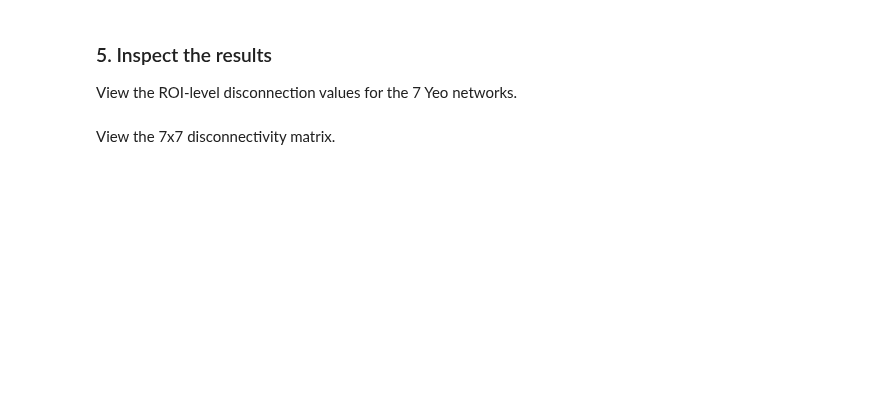
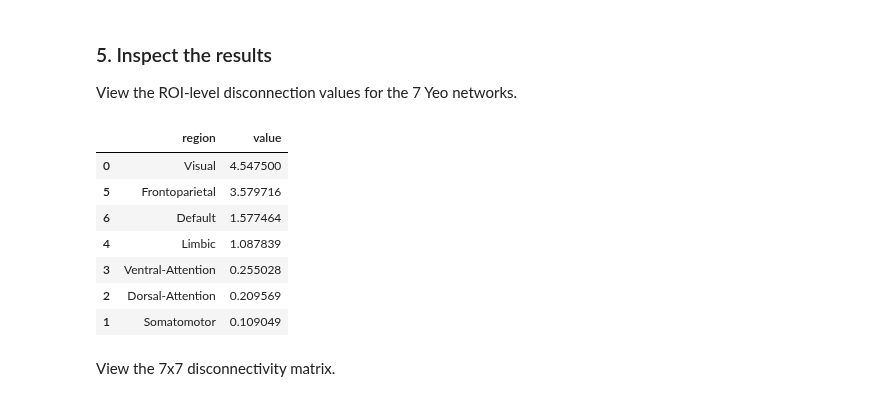
Before and after one commit to m-petersen/lacuna, a Jupyter notebook: docs/how-to/custom-atlases.ipynb, the cells around one changed output. Cells and saved outputs as stored; diff of their text form; code cells hidden in the pictures; blank space fills up the shorter version.

```diff
--- a/docs/how-to/custom-atlases.ipynb
+++ b/docs/how-to/custom-atlases.ipynb
@@ -393,10 +429,19 @@ Configuration error: --compute-disconnectivity-matrix and --compute-roi-disconne
 View the ROI-level disconnection values for the 7 Yeo networks.
 # %%
 output_dir = Path("/tmp/outputs_snm_yeo/sub-01/ses-01/anat/")
-tsv_files = list(output_dir.glob("*roidisconnection*parcelstats.tsv"))
+tsv_files = list(output_dir.glob("*disconnectionpct*parcelstats.tsv"))
 
 df = pd.read_csv(tsv_files[0], sep="\t")
 df.sort_values(by="value", ascending=False)
+# %% [output]
+|  | region | value |
+| 0 | Visual | 4.547500 |
+| 5 | Frontoparietal | 3.579716 |
+| 6 | Default | 1.577464 |
+| 4 | Limbic | 1.087839 |
+| 3 | Ventral-Attention | 0.255028 |
+| 2 | Dorsal-Attention | 0.209569 |
+| 1 | Somatomotor | 0.109049 |
 # %% [markdown]
 View the 7x7 disconnectivity matrix.
 # %%
```
Also changed, not shown: parts of 9 cells of this notebook, 3 other files.
